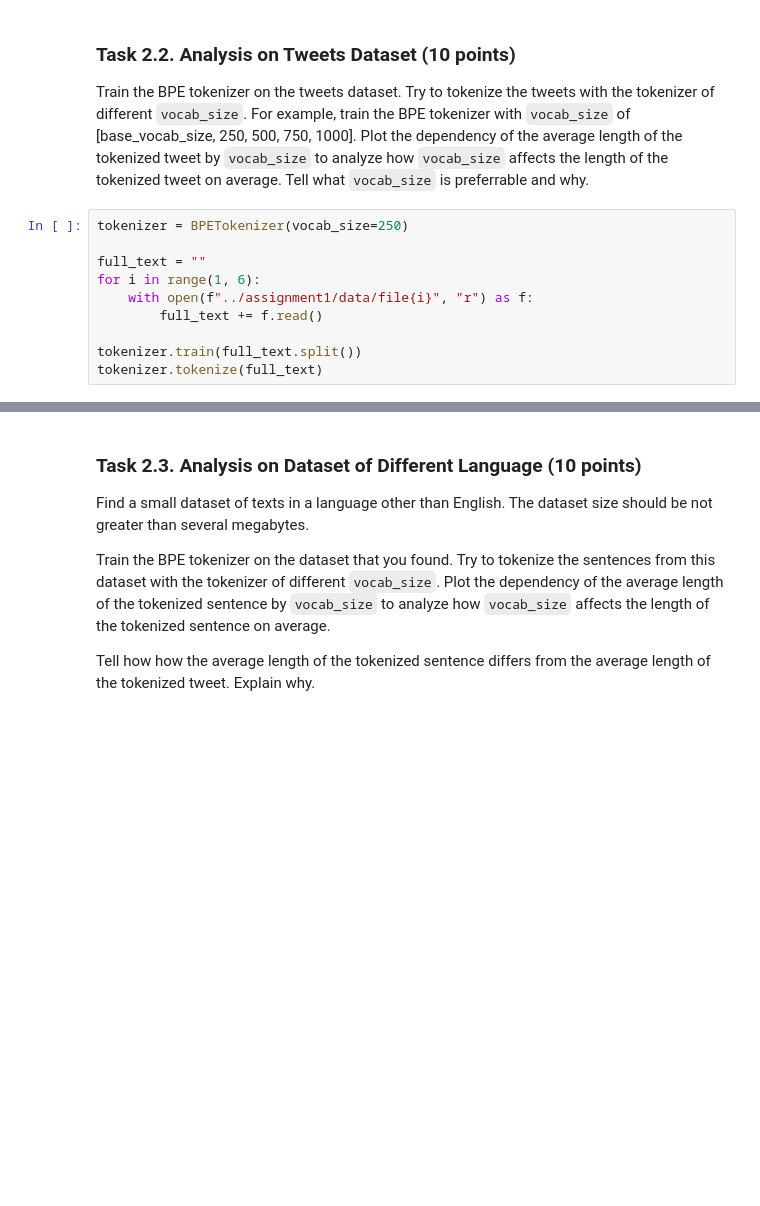
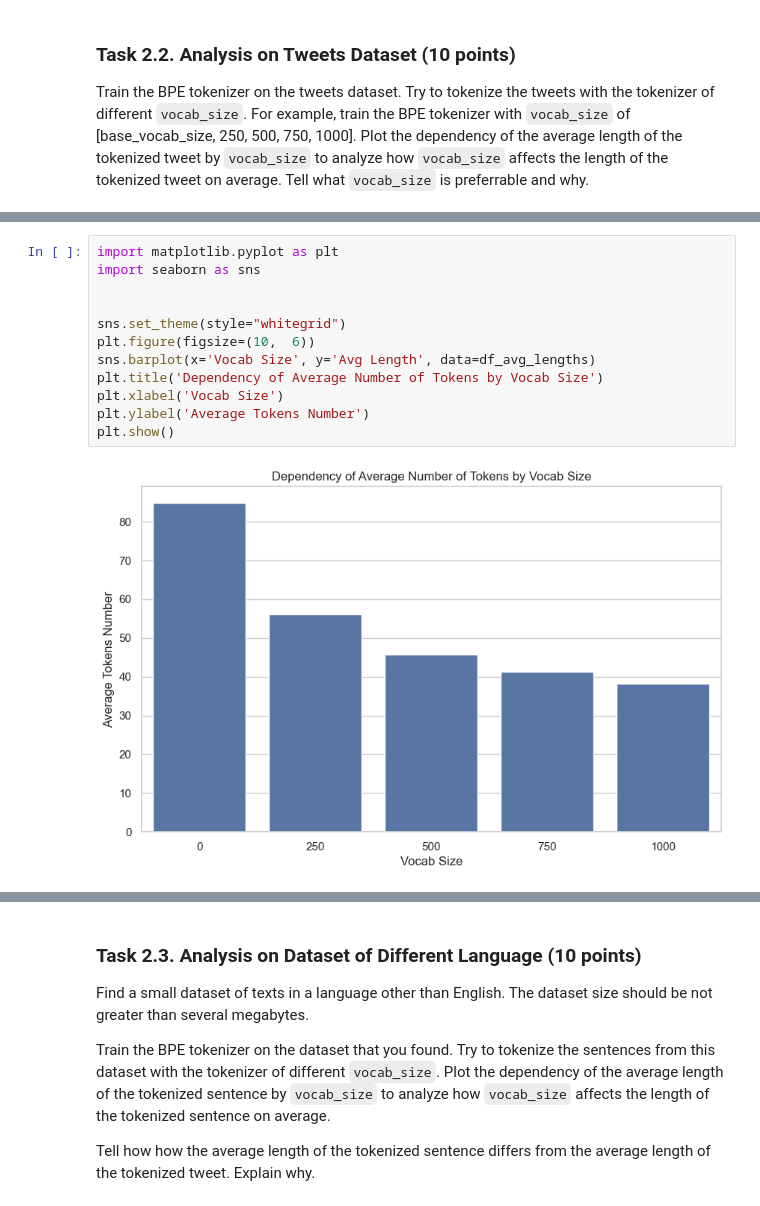
Before and after one commit to 1ADIS1/Inno-NLP, a Jupyter notebook: assignment1/Assignment1.ipynb, the cells around one changed output, grey strips where cells are left out. Cells and saved outputs as stored; diff of their text form; blank space fills up the shorter version.

```diff
--- a/assignment1/Assignment1.ipynb
+++ b/assignment1/Assignment1.ipynb
@@ -292,13 +268,3 @@ test_tokenizer.tokenize("hugy puggy muggy moo.")
 ### Task 2.2. Analysis on Tweets Dataset (10 points)
 
 Train the BPE tokenizer on the tweets dataset. Try to tokenize the tweets with the tokenizer of different `vocab_size`. For example, train the BPE tokenizer with `vocab_size` of [base_vocab_size, 250, 500, 750, 1000]. Plot the dependency of the average length of the tokenized tweet by `vocab_size` to analyze how `vocab_size` affects the length of the tokenized tweet on average. Tell what `vocab_size` is preferrable and why.
-# %%
-tokenizer = BPETokenizer(vocab_size=250)
-
-full_text = ""
-for i in range(1, 6):
-    with open(f"../assignment1/data/file{i}", "r") as f:
-        full_text += f.read()
-
-tokenizer.train(full_text.split())
-tokenizer.tokenize(full_text)
@@ -339,0 +305,14 @@ executing.executing.NotOneValueFound: Expected one value, found 0
+# %%
+import matplotlib.pyplot as plt
+import seaborn as sns
+
+
+sns.set_theme(style="whitegrid")
+plt.figure(figsize=(10,  6))
+sns.barplot(x='Vocab Size', y='Avg Length', data=df_avg_lengths)
+plt.title('Dependency of Average Number of Tokens by Vocab Size')
+plt.xlabel('Vocab Size')
+plt.ylabel('Average Tokens Number')
+plt.show()
+# %% [output]
+[figure, added]
```
Also changed, not shown: parts of 10 cells of this notebook, 1 other file.
